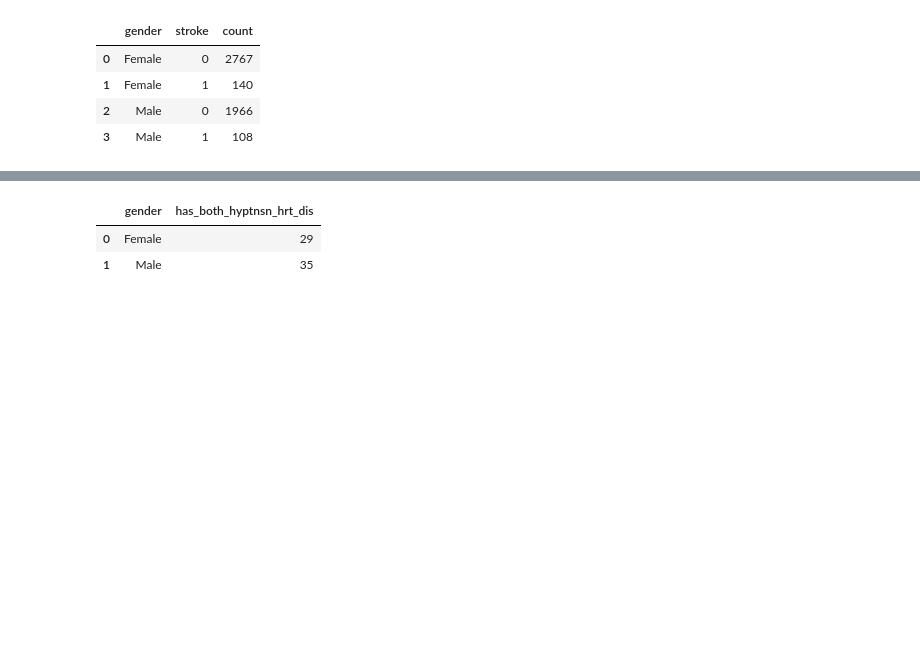
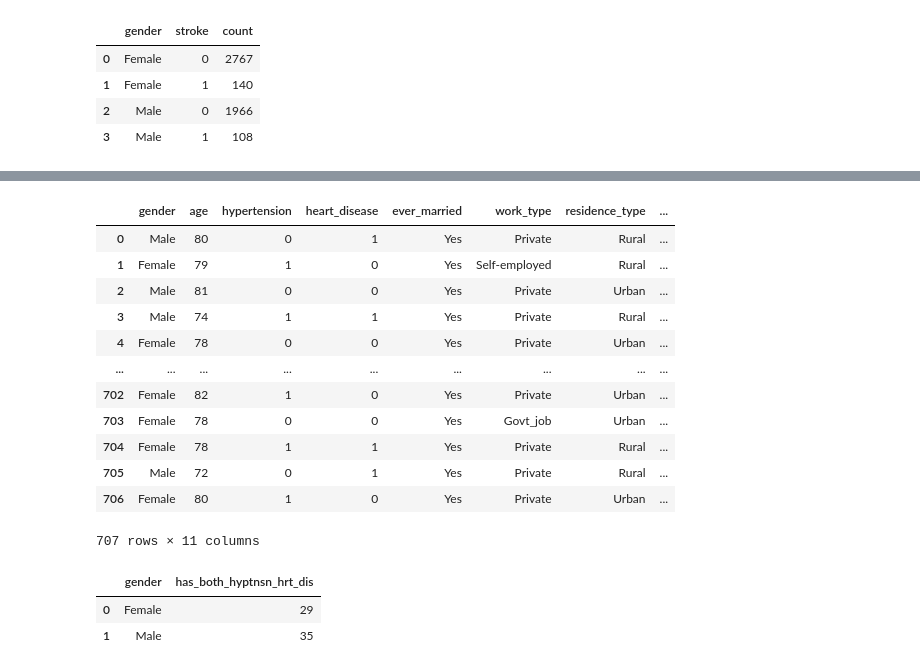
Before and after one commit to TelRich/Brain_Stroke_Analysis_with_SQL, a Jupyter notebook: brain_stroke.ipynb, the cells around one changed output, grey strips where cells are left out. Saved outputs shown, nothing was run; the diff lists cells and outputs as text; code cells hidden in the pictures; blank space fills up the shorter version.

```diff
--- a/brain_stroke.ipynb
+++ b/brain_stroke.ipynb
@@ -133,3 +162,24 @@ pd.read_sql_query(query, conn)
+# %%
+query = """
+SELECT *
+FROM    brainStroke
+WHERE   age > 70
+"""
+pd.read_sql_query(query, conn)
+# %% [output]
+|  | gender | age | hypertension | heart_disease | ever_married | work_type | residence_type | ... |
+| 0 | Male | 80 | 0 | 1 | Yes | Private | Rural | ... |
+| 1 | Female | 79 | 1 | 0 | Yes | Self-employed | Rural | ... |
+| 2 | Male | 81 | 0 | 0 | Yes | Private | Urban | ... |
+| 3 | Male | 74 | 1 | 1 | Yes | Private | Rural | ... |
+| 4 | Female | 78 | 0 | 0 | Yes | Private | Urban | ... |
+| ... | ... | ... | ... | ... | ... | ... | ... | ... |
+| 702 | Female | 82 | 1 | 0 | Yes | Private | Urban | ... |
+| 703 | Female | 78 | 0 | 0 | Yes | Govt_job | Urban | ... |
+| 704 | Female | 78 | 1 | 1 | Yes | Private | Rural | ... |
+| 705 | Male | 72 | 0 | 1 | Yes | Private | Rural | ... |
+| 706 | Female | 80 | 1 | 0 | Yes | Private | Urban | ... |
+707 rows × 11 columns
 # %%
 query = """
   SELECT gender, COUNT(*) has_both_hyptnsn_hrt_dis
```
Also changed, not shown: parts of 8 cells of this notebook, 2 other files.
